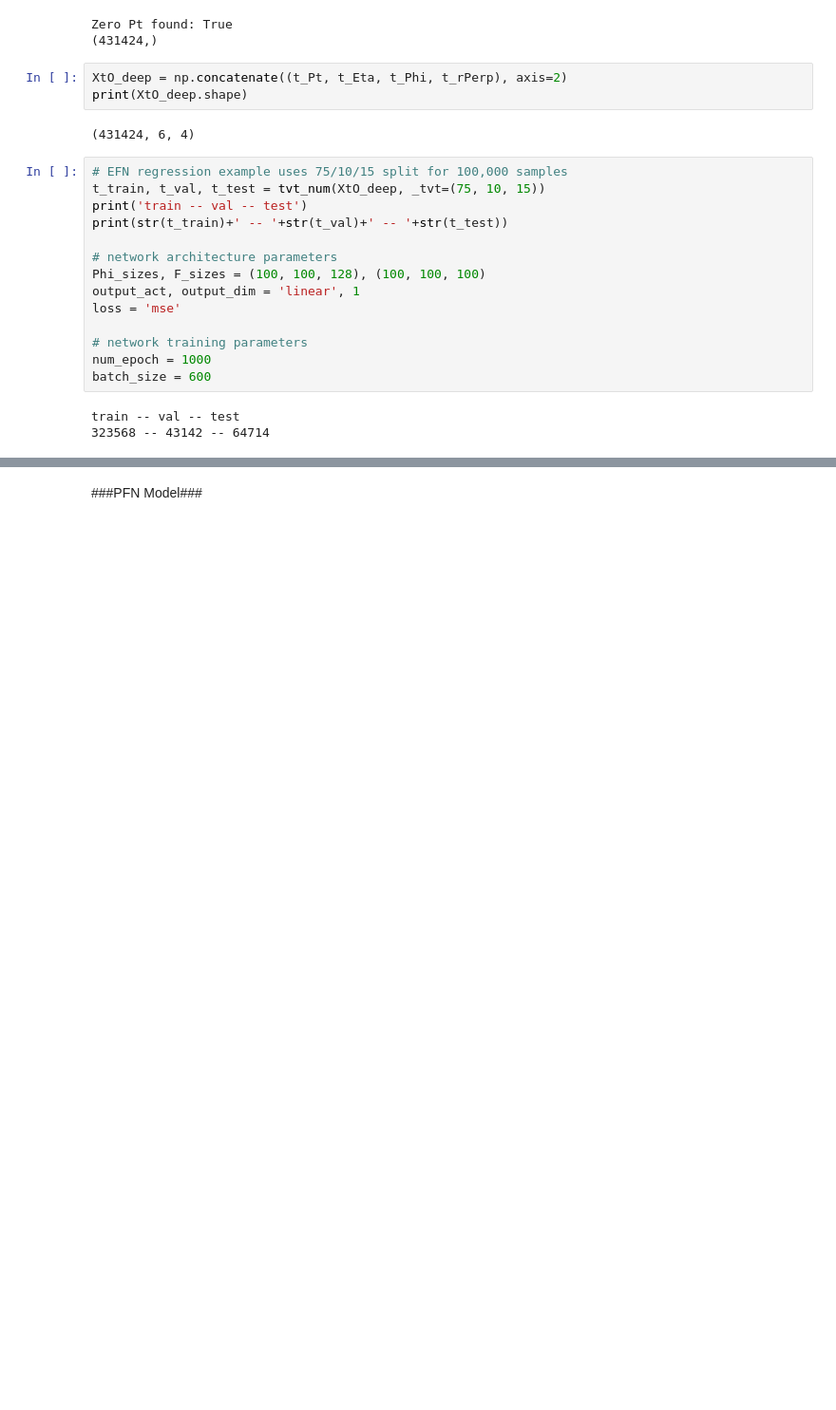
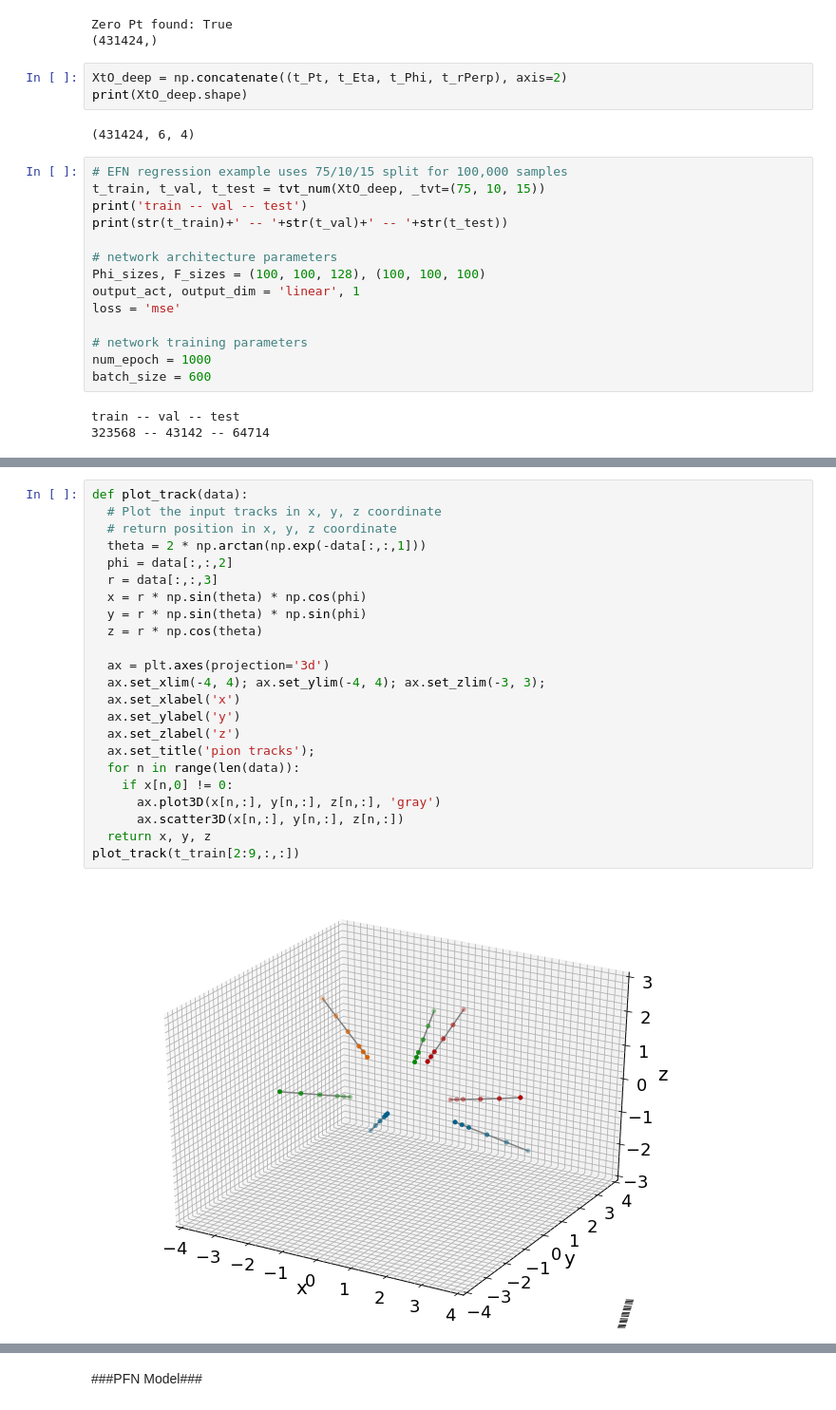
Before and after one commit to XenoicZ/EPE, a Jupyter notebook: PFN_MDN.ipynb, the cells around one changed output, grey strips where cells are left out. Shown at 95% size. Saved outputs shown, nothing was run; the diff lists cells and outputs as text; blank space fills up the shorter version.

```diff
--- a/PFN_MDN.ipynb
+++ b/PFN_MDN.ipynb
@@ -270,0 +289,25 @@ print(np.shape(y_pt_train))
+# %%
+def plot_track(data):
+  # Plot the input tracks in x, y, z coordinate
+  # return position in x, y, z coordinate
+  theta = 2 * np.arctan(np.exp(-data[:,:,1]))
+  phi = data[:,:,2]
+  r = data[:,:,3]
+  x = r * np.sin(theta) * np.cos(phi)
+  y = r * np.sin(theta) * np.sin(phi)
+  z = r * np.cos(theta)
+
+  ax = plt.axes(projection='3d')
+  ax.set_xlim(-4, 4); ax.set_ylim(-4, 4); ax.set_zlim(-3, 3);
+  ax.set_xlabel('x')
+  ax.set_ylabel('y')
+  ax.set_zlabel('z')
+  ax.set_title('pion tracks');
+  for n in range(len(data)):
+    if x[n,0] != 0:
+      ax.plot3D(x[n,:], y[n,:], z[n,:], 'gray')
+      ax.scatter3D(x[n,:], y[n,:], z[n,:])
+  return x, y, z
+plot_track(t_train[2:9,:,:])
+# %% [output]
+[figure, added]
```
Also changed, not shown: parts of 58 cells of this notebook.
